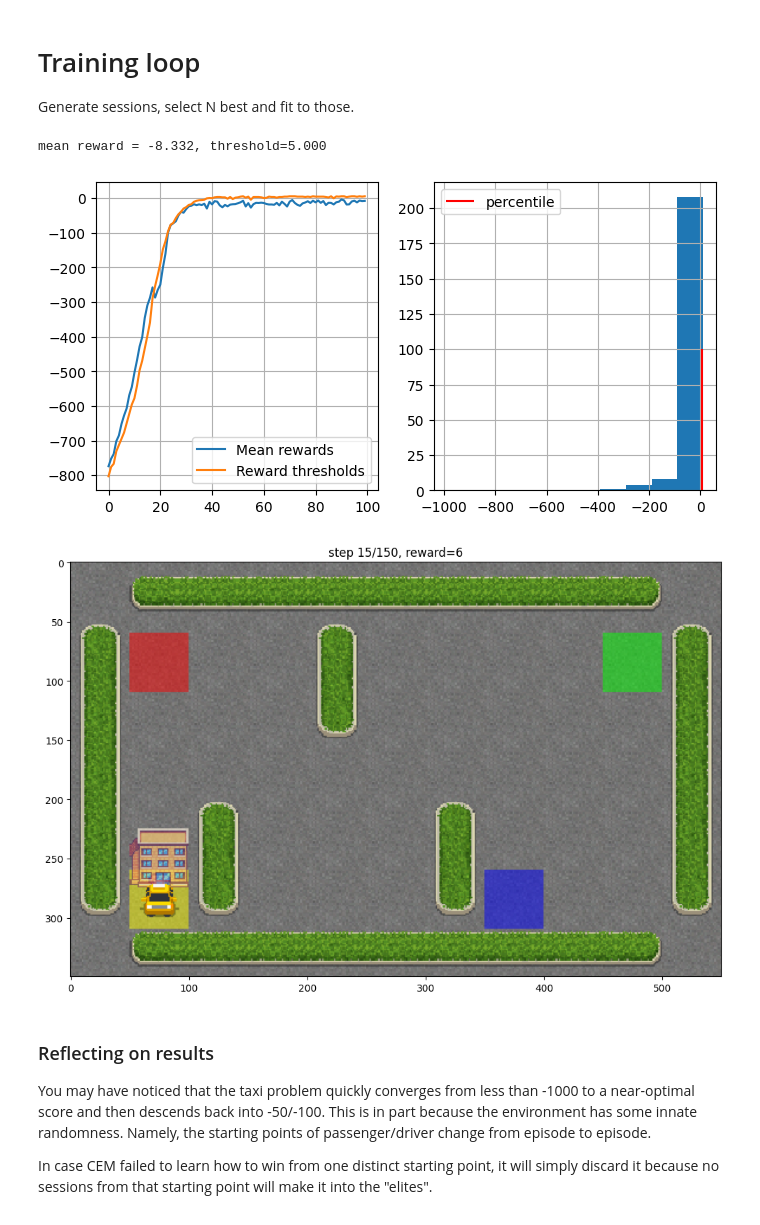
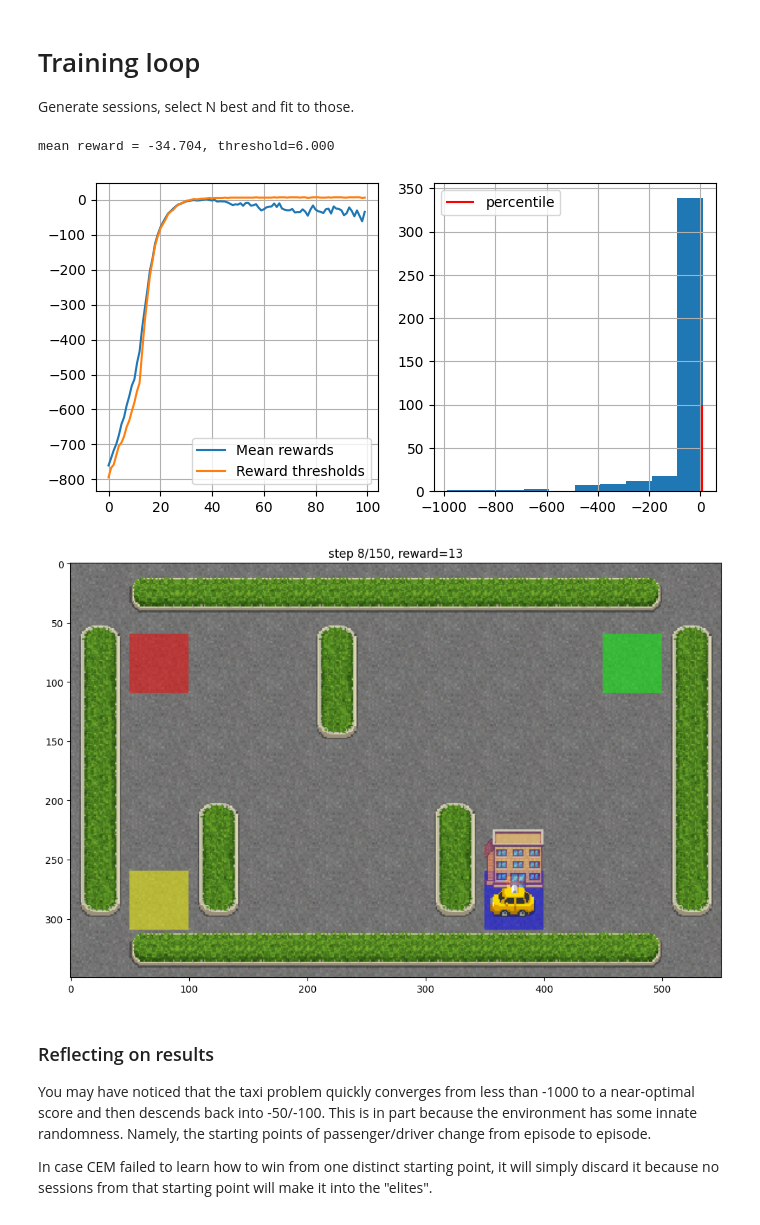
Before and after one commit to Hamada-Gado/Practical_RL, a Jupyter notebook: week01_intro/crossentropy_method.ipynb, the cells around one changed output. Saved outputs shown, nothing was run; the diff lists cells and outputs as text; code cells hidden in the pictures.

```diff
--- a/week01_intro/crossentropy_method.ipynb
+++ b/week01_intro/crossentropy_method.ipynb
@@ -306,25 +306,25 @@ def show_progress(rewards_batch, log, percentile, reward_range=[-990, +10]):
 # reset policy just in case
 policy = initialize_policy(n_states, n_actions)
 # %%
-n_sessions = 250  # sample this many sessions
+n_sessions = 450  # sample this many sessions
 percentile = 40  # discard this percentage of sessions with lowest rewards
 learning_rate = 0.5  # how quickly the policy is updated, on a scale from 0 to 1
 
 log = []
 
 for i in range(100):
     sessions = [generate_session(env, policy) for _ in range(n_sessions)]
 
     states_batch, actions_batch, rewards_batch = zip(*sessions)
 
     elite_states, elite_actions = select_elites(states_batch, actions_batch, rewards_batch, percentile)
 
     new_policy = get_new_policy(elite_states, elite_actions)
 
     policy = learning_rate * new_policy + (1 - learning_rate) * policy
 
     # display results on chart
     show_progress(rewards_batch, log, percentile)
 # %% [output]
-mean reward = -8.332, threshold=5.000
+mean reward = -34.704, threshold=6.000
-[figure, old version]
+[figure, new version]
@@ -340,7 +344,7 @@ env = gym.wrappers.TimeLimit(
 plt.figure(figsize=(12, 9))
 display.clear_output(wait=True)
 
-obs, _ = env.reset(seed=0)
+obs, _ = env.reset()
 final_reward = 0
 for t in range(TIME_LIMIT):
     plt.gca().clear()
@@ -364,7 +368,7 @@ else:
 
 display.clear_output(wait=True)
 # %% [output]
-[figure, old version]
+[figure, new version]
 # %% [markdown]
 ### Reflecting on results
 
```
Also changed, not shown: parts of 2 cells of this notebook, 1 other file.
